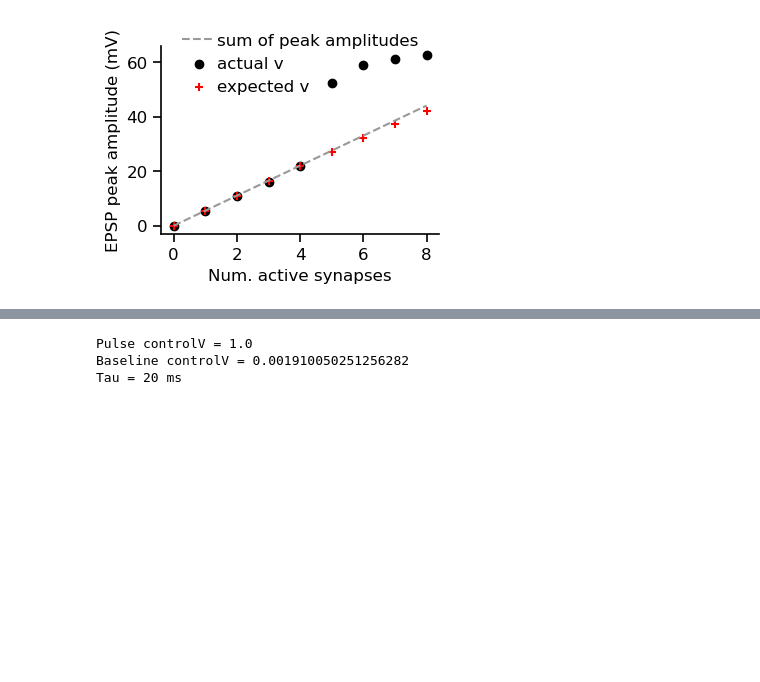
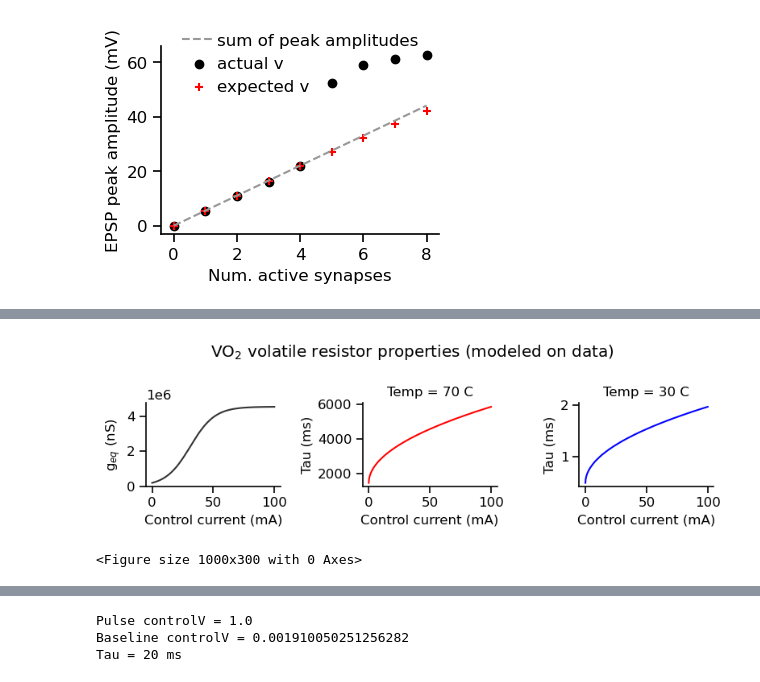
Before and after one commit to argalloni/Neuromorphic_simulations, a Jupyter notebook: Neuromorphic_NMDA.ipynb, the cells around one changed output, grey strips where cells are left out. Cells and saved outputs as stored; diff of their text form; code cells hidden in the pictures; blank space fills up the shorter version.

```diff
--- a/Neuromorphic_NMDA.ipynb
+++ b/Neuromorphic_NMDA.ipynb
@@ -398,0 +321,58 @@ plt.show()
+# %%
+# Plot properties
+g_volatile = Volatile_Resistor(dt)
+
+fig,ax = plt.subplots(1,3,figsize=[8,2.5])
+
+controlI = np.linspace(0,100,1000)
+g_eq = g_volatile.transfer_func(controlI)
+ax[0].plot(controlI,g_eq, c=line_color)
+ax[0].set_xlabel('Control current (mA)')
+ax[0].set_ylabel('g$_{eq}$ (nS)')
+
+ax[1].plot(controlI,g_volatile.tau(controlI,temperature=70),c='r')
+ax[1].set_xlabel('Control current (mA)')
+ax[1].set_ylabel('Tau (ms)')
+ax[1].set_title('Temp = 70 C',fontsize=12)
+
+ax[2].plot(controlI,g_volatile.tau(controlI,temperature=30),c='b')
+ax[2].set_xlabel('Control current (mA)')
+ax[2].set_ylabel('Tau (ms)')
+ax[2].set_title('Temp = 30 C',fontsize=12)
+
+plt.suptitle('VO$_{2}$ volatile resistor properties (modeled on data)')
+plt.tight_layout()
+plt.show()
+
+# fig,ax = plt.subplots(1,3,figsize=[8,2.5])
+# baselineI = g_volatile.compute_controlI(20)
+# pulseI = 1.
+# print(f"Pulse control V = {pulseI}")
+# print(f"Baseline control V (to set the decay tau) = {baselineI}")
+# print(f"Tau = {round(g_volatile.tau(baselineI))} ms")
+
+# for t in time:
+#     if t==50:
+#         g_volatile.controlI = pulseI
+#     if t>50:
+#         g_volatile.controlI = baselineI
+#     g_volatile.time_step()
+
+# ax[0].plot(time, g_volatile.g_history,c=line_color)
+# ax[0].set_xlabel('Time (ms)')
+# ax[0].set_ylabel('conductance, g (nS)')
+
+# ax[1].plot(time, g_volatile.controlI_history,c=line_color)
+# ax[1].set_xlabel('Time (ms)')
+# ax[1].set_ylabel('Control V')
+
+# ax[2].plot(time, g_volatile.controlI_history,c=line_color)
+# ax[2].set_xlabel('Time (ms)')
+# ax[2].set_ylabel('Control V')
+# ax[2].set_ylim([-0.0005,0.01])
+
+plt.tight_layout()
+plt.show()
+# %% [output]
+[figure, added]
+<Figure size 1000x300 with 0 Axes>
```
Also changed, not shown: parts of 11 cells of this notebook, 2 other files.
